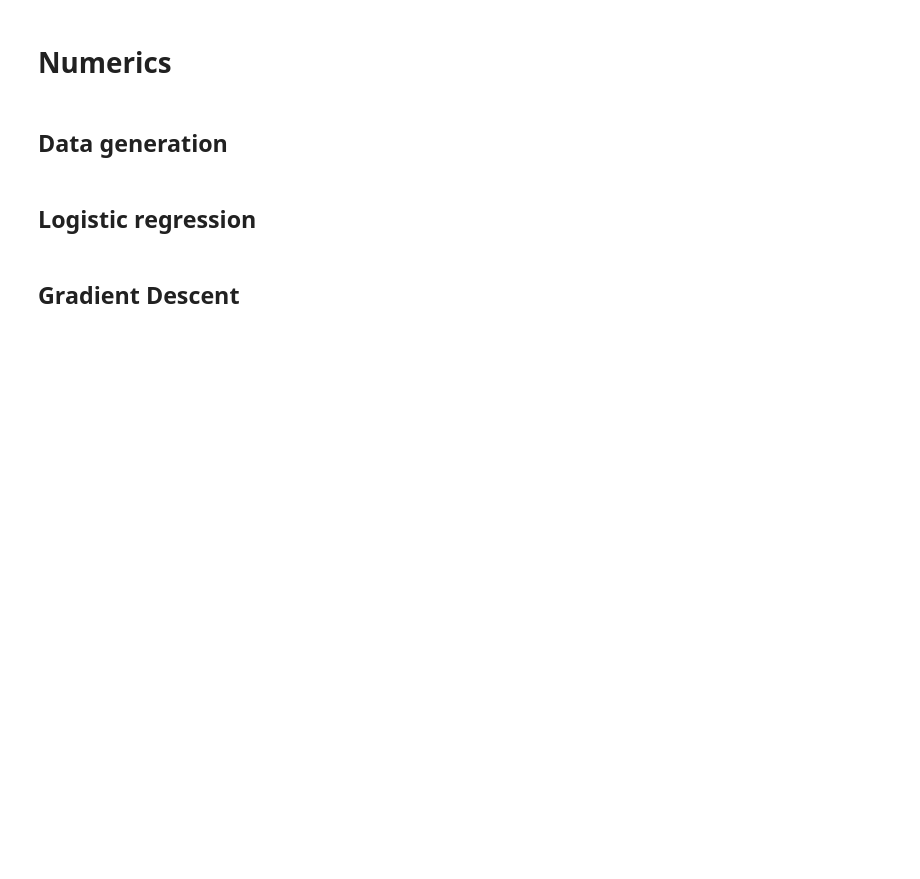
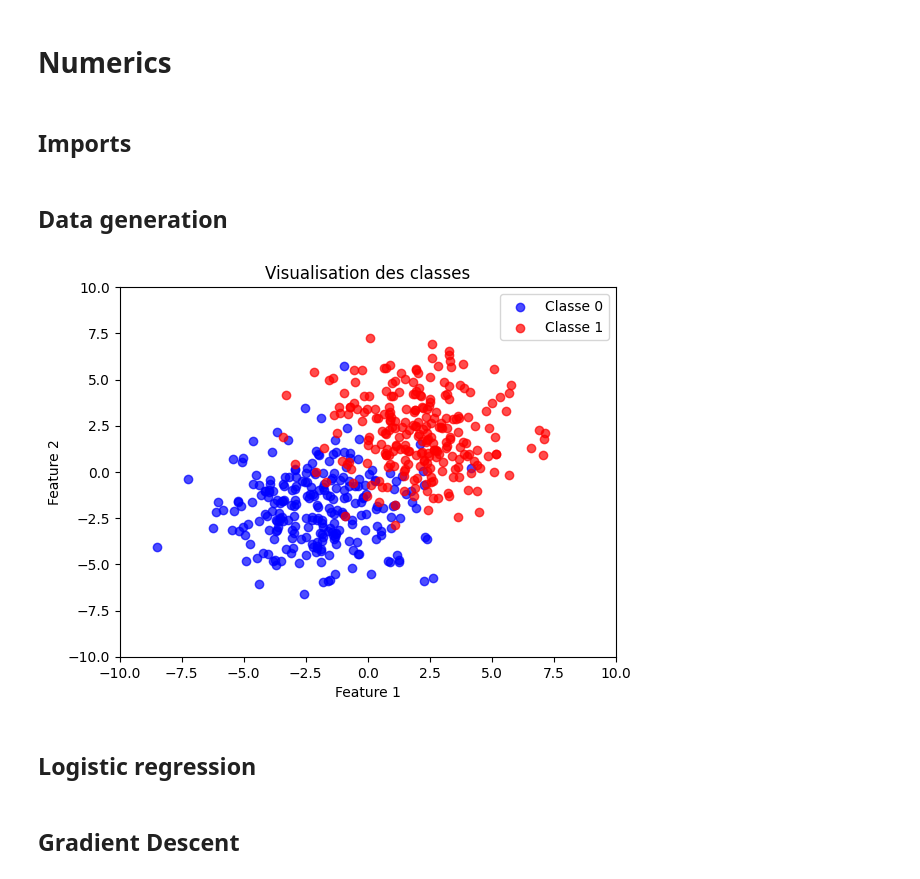
Before and after one commit to Melvin-klein/Numerics, a Jupyter notebook: code.ipynb, the cells around one changed output. Cells and saved outputs as stored; diff of their text form; code cells hidden in the pictures; blank space fills up the shorter version.

```diff
--- a/code.ipynb
+++ b/code.ipynb
@@ -5,3 +5,5 @@
+# %% [markdown]
+## Imports
 # %%
 import numpy as np
 import matplotlib.pyplot as plt
@@ -12,28 +14,33 @@ from algosto.utils import plot
+# %%
+np.random.seed(42)
+nb_points = 250 # number of data for each class
 # %% [markdown]
 ## Data generation
+# %%
+class_0 = np.random.normal(-2, 2, (nb_points, 2))
+class_1 = np.random.normal(2, 2, (nb_points, 2))
+
+X = np.vstack((class_0, class_1))
+y = np.repeat(np.array([0, 1]).T, repeats=nb_points)
+
+indices = np.random.permutation(X.shape[0])
+
+X_shuffled = X[indices]
+y_shuffled = y[indices]
 # %%
-X, y = make_classification(
-    n_samples=500,
-    n_features=2,
-    n_redundant=0,
-    n_informative=2,
-    n_clusters_per_class=1,
-    random_state=651
-)
-
-class_0 = X[y == 0]
-class_1 = X[y == 1]
-
 plt.scatter(class_0[:, 0], class_0[:, 1], color='blue', label='Classe 0', alpha=0.7)
 plt.scatter(class_1[:, 0], class_1[:, 1], color='red', label='Classe 1', alpha=0.7)
 
-plt.xlim((-3.5, 3.5))
-plt.ylim((-2.5, 2.5))
+plt.xlim((-10, 10))
+plt.ylim((-10, 10))
 
 plt.xlabel('Feature 1')
 plt.ylabel('Feature 2')
 plt.title('Visualisation des classes')
 plt.legend()
+plt.show()
+# %% [output]
+[figure, added]
 # %% [markdown]
 ## Logistic regression
 # %%
```
Also changed, not shown: parts of 17 cells of this notebook.
